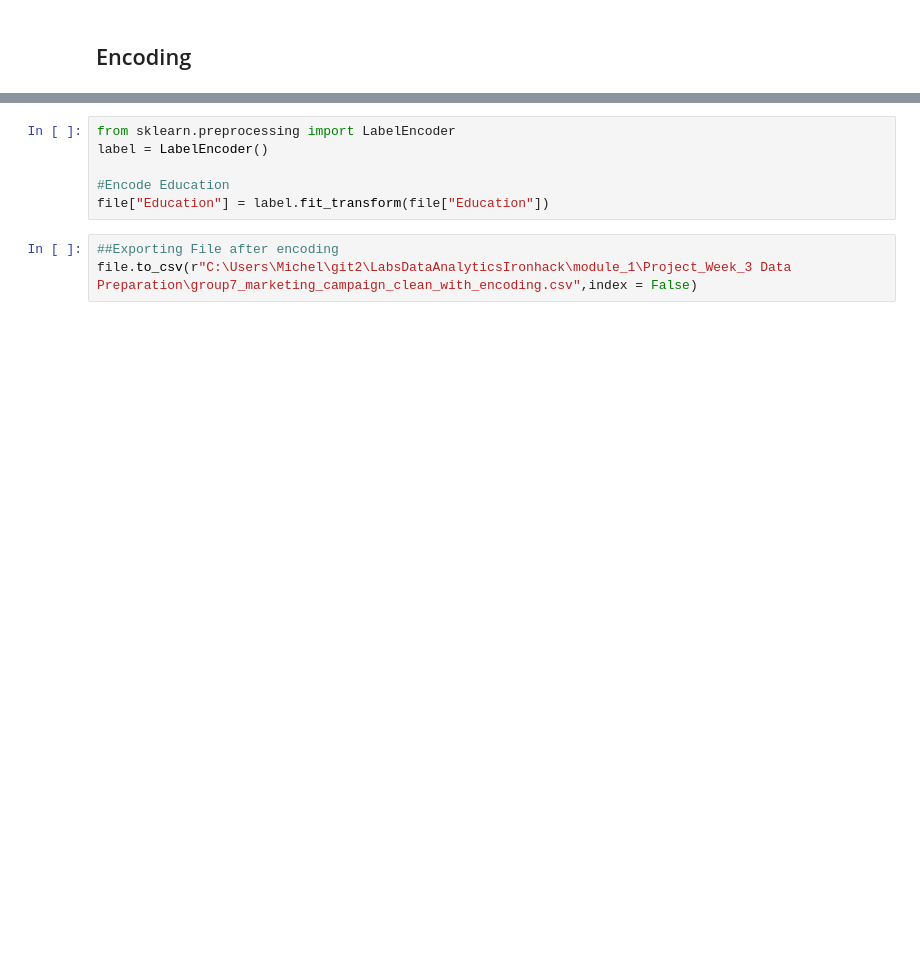
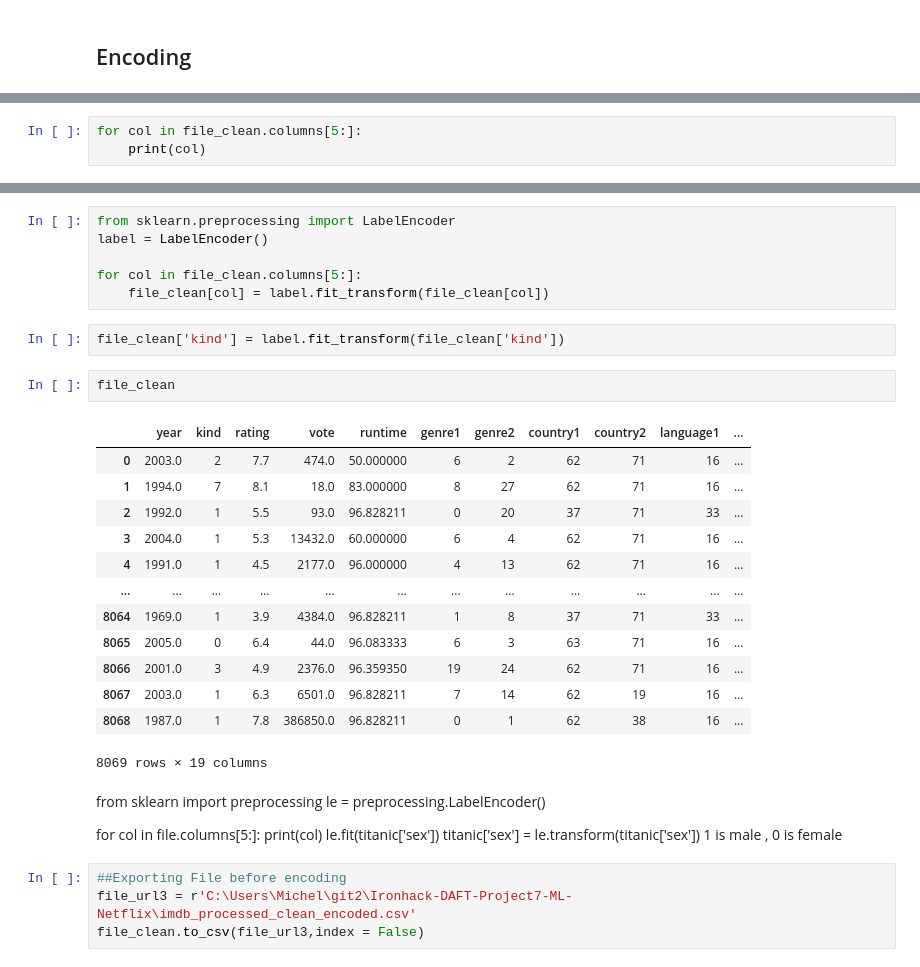
Before and after one commit to MichelBrunGit/Ironhack-DAFT-Project7-ML-Netflix, a Jupyter notebook: Project7-Netflix-DataCleaning.ipynb, the cells around one changed output, grey strips where cells are left out. Drawn from its saved outputs; the diff is of its cells as text; blank space fills up the shorter version.

```diff
--- a/Project7-Netflix-DataCleaning.ipynb
+++ b/Project7-Netflix-DataCleaning.ipynb
@@ -606,0 +607,3 @@ fileclean
+# %%
+for col in file_clean.columns[5:]:
+    print(col)
@@ -608,8 +626,36 @@ fileclean
 from sklearn.preprocessing import LabelEncoder
 label = LabelEncoder()
 
-#Encode Education
-file["Education"] = label.fit_transform(file["Education"])
+for col in file_clean.columns[5:]:
+    file_clean[col] = label.fit_transform(file_clean[col])
+# %%
+file_clean['kind'] = label.fit_transform(file_clean['kind'])
+# %%
+file_clean
+# %% [output]
+|  | year | kind | rating | vote | runtime | genre1 | genre2 | country1 | country2 | language1 | ... |
+| 0 | 2003.0 | 2 | 7.7 | 474.0 | 50.000000 | 6 | 2 | 62 | 71 | 16 | ... |
+| 1 | 1994.0 | 7 | 8.1 | 18.0 | 83.000000 | 8 | 27 | 62 | 71 | 16 | ... |
+| 2 | 1992.0 | 1 | 5.5 | 93.0 | 96.828211 | 0 | 20 | 37 | 71 | 33 | ... |
+| 3 | 2004.0 | 1 | 5.3 | 13432.0 | 60.000000 | 6 | 4 | 62 | 71 | 16 | ... |
+| 4 | 1991.0 | 1 | 4.5 | 2177.0 | 96.000000 | 4 | 13 | 62 | 71 | 16 | ... |
+| ... | ... | ... | ... | ... | ... | ... | ... | ... | ... | ... | ... |
+| 8064 | 1969.0 | 1 | 3.9 | 4384.0 | 96.828211 | 1 | 8 | 37 | 71 | 33 | ... |
+| 8065 | 2005.0 | 0 | 6.4 | 44.0 | 96.083333 | 6 | 3 | 63 | 71 | 16 | ... |
+| 8066 | 2001.0 | 3 | 4.9 | 2376.0 | 96.359350 | 19 | 24 | 62 | 71 | 16 | ... |
+| 8067 | 2003.0 | 1 | 6.3 | 6501.0 | 96.828211 | 7 | 14 | 62 | 19 | 16 | ... |
+| 8068 | 1987.0 | 1 | 7.8 | 386850.0 | 96.828211 | 0 | 1 | 62 | 38 | 16 | ... |
+8069 rows × 19 columns
+# %% [markdown]
+from sklearn import preprocessing
+le = preprocessing.LabelEncoder()
+
+for col in file.columns[5:]:
+    print(col)
+le.fit(titanic['sex'])
+titanic['sex'] = le.transform(titanic['sex'])
+ 1 is male , 0 is female
 # %%
-##Exporting File after encoding
-file.to_csv(r"C:\Users\Michel\git2\LabsDataAnalyticsIronhack\module_1\Project_Week_3 Data Preparation\group7_marketing_campaign_clean_with_encoding.csv",index = False)
+##Exporting File before encoding
+file_url3 = r'C:\Users\Michel\git2\Ironhack-DAFT-Project7-ML-Netflix\imdb_processed_clean_encoded.csv'
+file_clean.to_csv(file_url3,index = False)
```
Also changed, not shown: parts of 39 cells of this notebook, 9 other files.
